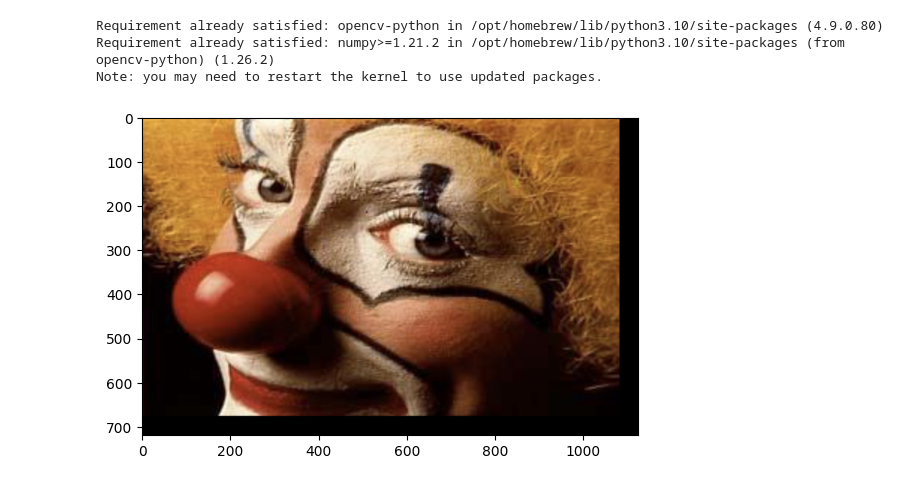
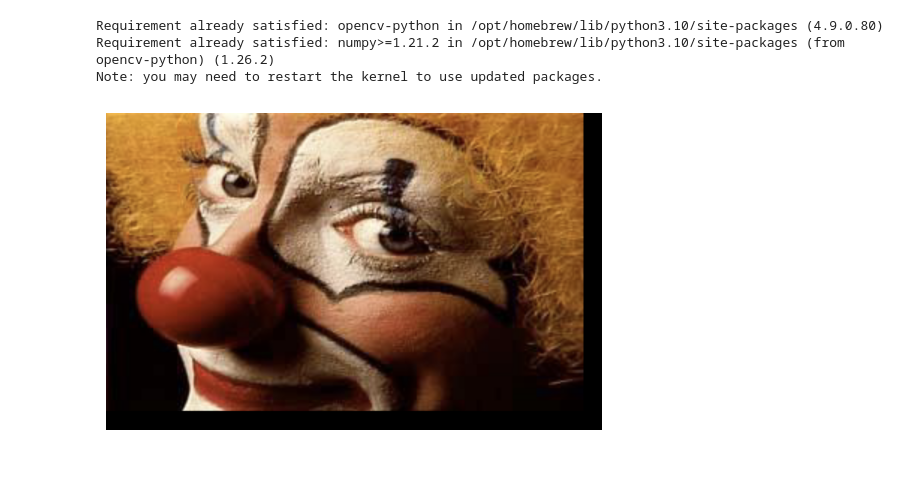
Before and after one commit to KevinNote/Imperial-CV, a Jupyter notebook: Lab/T2/T2.ipynb, the cells around one changed output. Cells and saved outputs as stored; diff of their text form; code cells hidden in the pictures.

```diff
--- a/Lab/T2/T2.ipynb
+++ b/Lab/T2/T2.ipynb
@@ -13,23 +21,24 @@ import numpy as np
 # %%
 img = cv2.imread('image.png')
 
 def img_preprocess(img):
     img = cv2.cvtColor(img, cv2.COLOR_BGR2RGB)
     float32_img = np.float32(img / 255.0)
 
     h, w, c = float32_img.shape
 
     optimal_rows = cv2.getOptimalDFTSize(h)
     optimal_cols = cv2.getOptimalDFTSize(w)
     padded_img = cv2.copyMakeBorder(float32_img,
                             0, optimal_rows - h,
                             0, optimal_cols - w,
                             cv2.BORDER_CONSTANT, value=0)
     return padded_img
+    return float32_img
 
 img = img_preprocess(img)
 plt.axis('off')
 _ = plt.imshow(img)
 # %% [output]
-[figure, old version]
+[figure, new version]
 # %%
```
Also changed, not shown: parts of 11 cells of this notebook, 1 other file.
